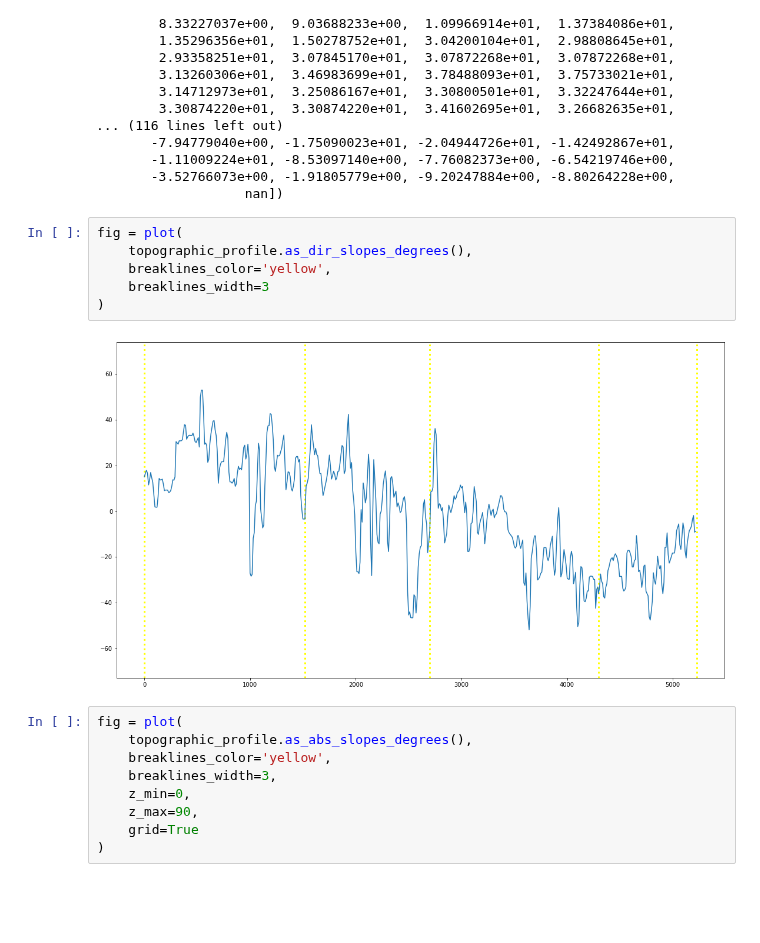
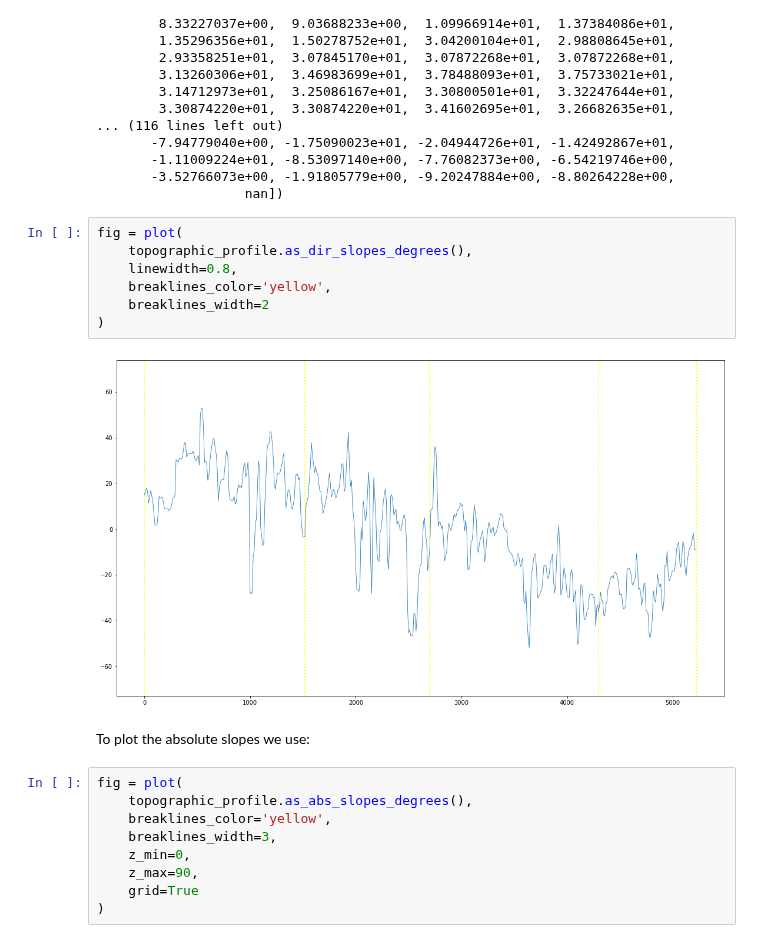
Before and after one commit to mauroalberti/gsf, a Jupyter notebook: docs/notebooks/Geologic profiles with pygsf - dev.ipynb, the cells around one changed output. Saved outputs shown, nothing was run; the diff lists cells and outputs as text; blank space fills up the shorter version.

```diff
--- a/docs/notebooks/Geologic profiles with pygsf - dev.ipynb
+++ b/docs/notebooks/Geologic profiles with pygsf - dev.ipynb
@@ -211,11 +285,14 @@ array([ 1.50254981e+01,  1.66173050e+01,  1.79321842e+01,  1.65471475e+01,
 # %%
 fig = plot(
     topographic_profile.as_dir_slopes_degrees(),
+    linewidth=0.8,
     breaklines_color='yellow',
-    breaklines_width=3
+    breaklines_width=2
 )
 # %% [output]
-[figure, old version]
+[figure, new version]
+# %% [markdown]
+To plot the absolute slopes we use:
 # %%
 fig = plot(
     topographic_profile.as_abs_slopes_degrees(),
```
Also changed, not shown: parts of 35 cells of this notebook.
